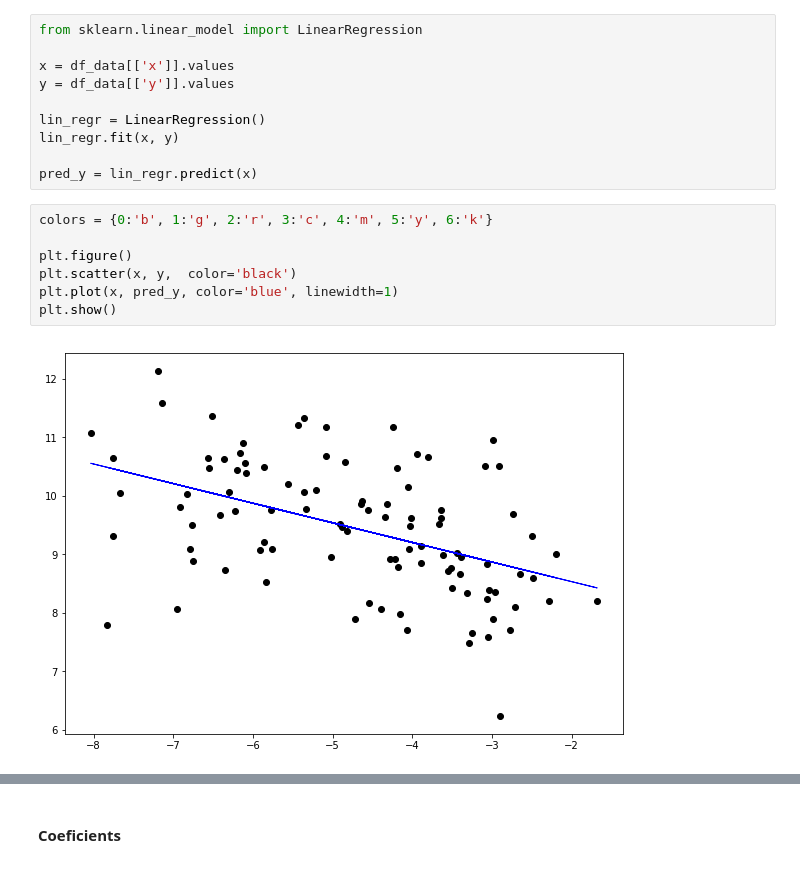
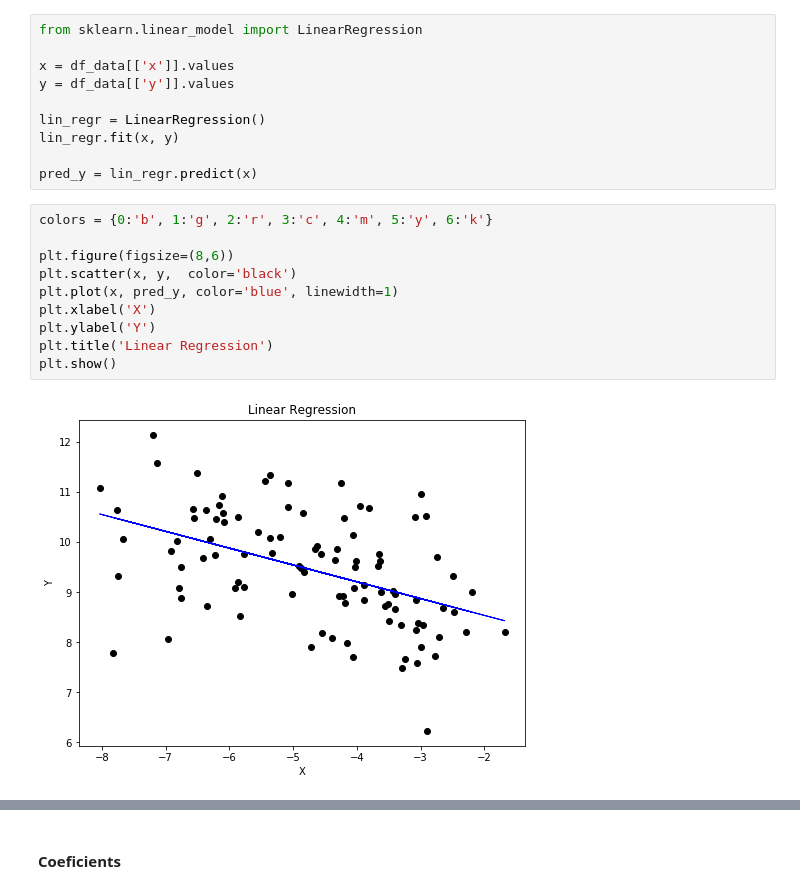
Before and after one commit to AmiiThinks/hackathon_workshop, a Jupyter notebook: jan19/classification/notebooks/02 - Linear Regression.ipynb, the cells around one changed output, grey strips where cells are left out. Saved outputs shown, nothing was run; the diff lists cells and outputs as text.

```diff
--- a/jan19/classification/notebooks/02 - Linear Regression.ipynb
+++ b/jan19/classification/notebooks/02 - Linear Regression.ipynb
@@ -54,12 +88,15 @@ pred_y = lin_regr.predict(x)
 # %%
 colors = {0:'b', 1:'g', 2:'r', 3:'c', 4:'m', 5:'y', 6:'k'}
 
-plt.figure()
+plt.figure(figsize=(8,6))
 plt.scatter(x, y,  color='black')
 plt.plot(x, pred_y, color='blue', linewidth=1)
+plt.xlabel('X')
+plt.ylabel('Y')
+plt.title('Linear Regression')
 plt.show()
 # %% [output]
-[figure, old version]
+[figure, new version]
 # %% [markdown]
 ## Components to run an algorithm on sklearn
 
```
Also changed, not shown: parts of 18 cells of this notebook, 18 other files.
